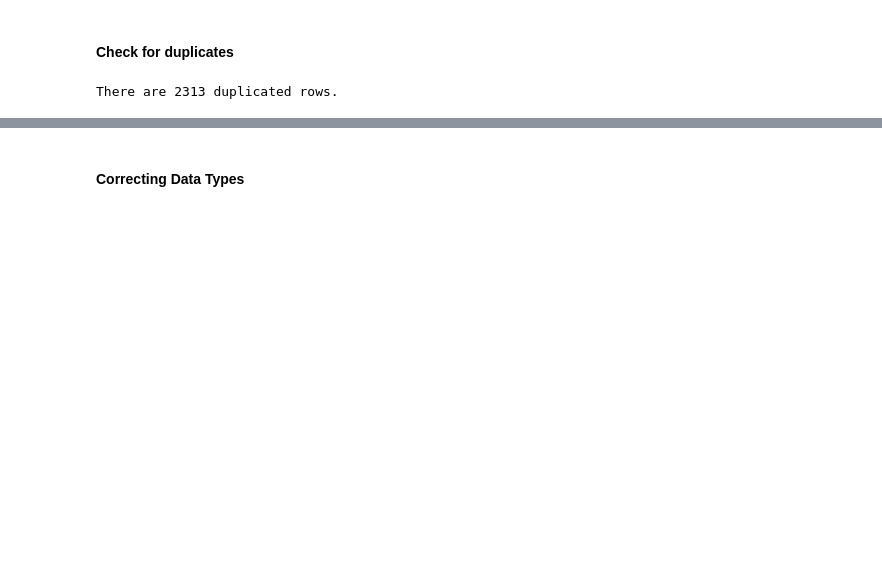
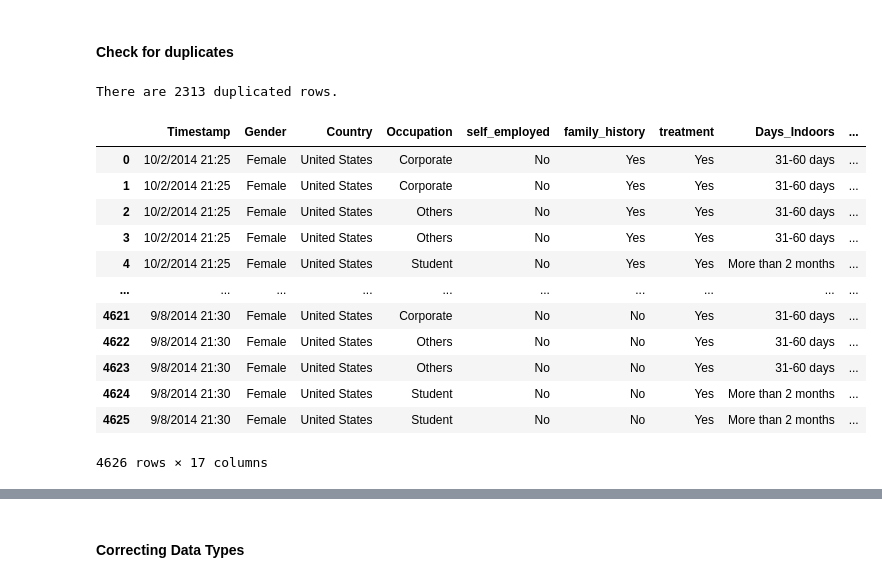
Before and after one commit to judesantos/Springboard_DS_ML, a Jupyter notebook: Unit7.6_Capstone2_DataWrangling/Capstone2_ProblemIdea_DataWrangling.ipynb, the cells around one changed output, grey strips where cells are left out. Cells and saved outputs as stored; diff of their text form; code cells hidden in the pictures; blank space fills up the shorter version.

```diff
--- a/Unit7.6_Capstone2_DataWrangling/Capstone2_ProblemIdea_DataWrangling.ipynb
+++ b/Unit7.6_Capstone2_DataWrangling/Capstone2_ProblemIdea_DataWrangling.ipynb
@@ -268,3 +204,26 @@ else:
     print('No duplication found')
 # %% [output]
 There are 2313 duplicated rows.
+# %%
+# Find duplicated rows including original and duplicates
+# Create a subset of all duplicated rows
+duplicates = df[df.duplicated(keep=False)]
+# Sort by all columns to stack duplicates under originals
+stacked_duplicates = duplicates.sort_values(by=list(df.columns)).reset_index(drop=True)
+
+# Show the duplicates stacked alongside the original rows"
+stacked_duplicates
+# %% [output]
+|  | Timestamp | Gender | Country | Occupation | self_employed | family_history | treatment | Days_Indoors | ... |
+| 0 | 10/2/2014 21:25 | Female | United States | Corporate | No | Yes | Yes | 31-60 days | ... |
+| 1 | 10/2/2014 21:25 | Female | United States | Corporate | No | Yes | Yes | 31-60 days | ... |
+| 2 | 10/2/2014 21:25 | Female | United States | Others | No | Yes | Yes | 31-60 days | ... |
+| 3 | 10/2/2014 21:25 | Female | United States | Others | No | Yes | Yes | 31-60 days | ... |
+| 4 | 10/2/2014 21:25 | Female | United States | Student | No | Yes | Yes | More than 2 months | ... |
+| ... | ... | ... | ... | ... | ... | ... | ... | ... | ... |
+| 4621 | 9/8/2014 21:30 | Female | United States | Corporate | No | No | Yes | 31-60 days | ... |
+| 4622 | 9/8/2014 21:30 | Female | United States | Others | No | No | Yes | 31-60 days | ... |
+| 4623 | 9/8/2014 21:30 | Female | United States | Others | No | No | Yes | 31-60 days | ... |
+| 4624 | 9/8/2014 21:30 | Female | United States | Student | No | No | Yes | More than 2 months | ... |
+| 4625 | 9/8/2014 21:30 | Female | United States | Student | No | No | Yes | More than 2 months | ... |
+4626 rows × 17 columns
```
Also changed, not shown: parts of 47 cells of this notebook.
